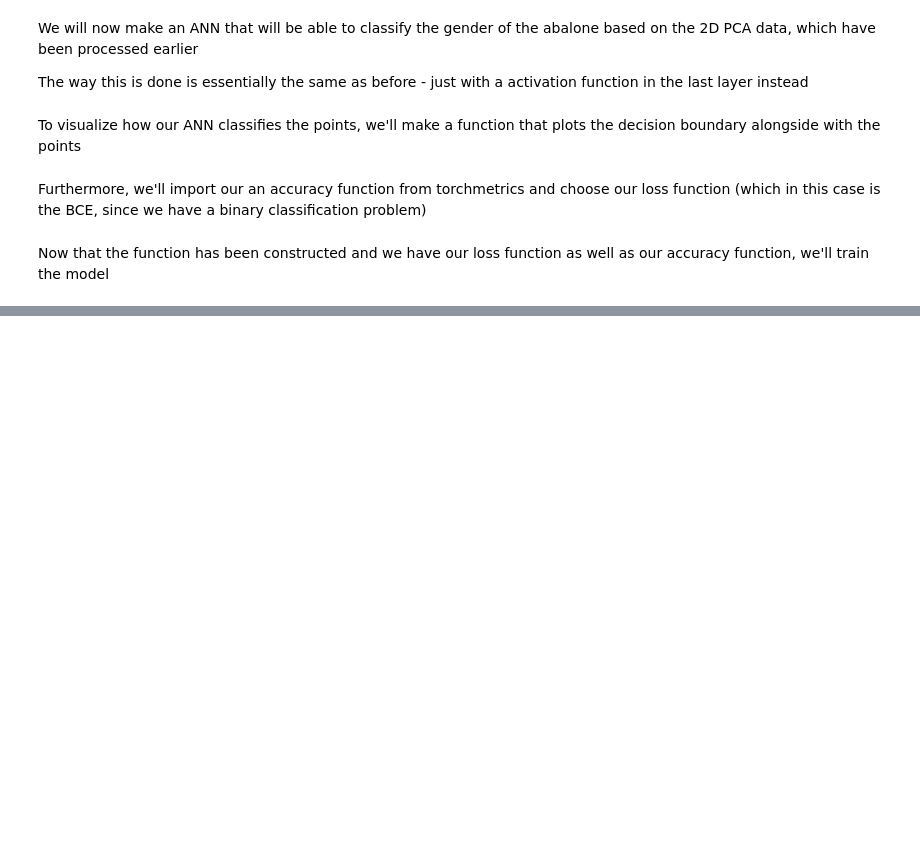
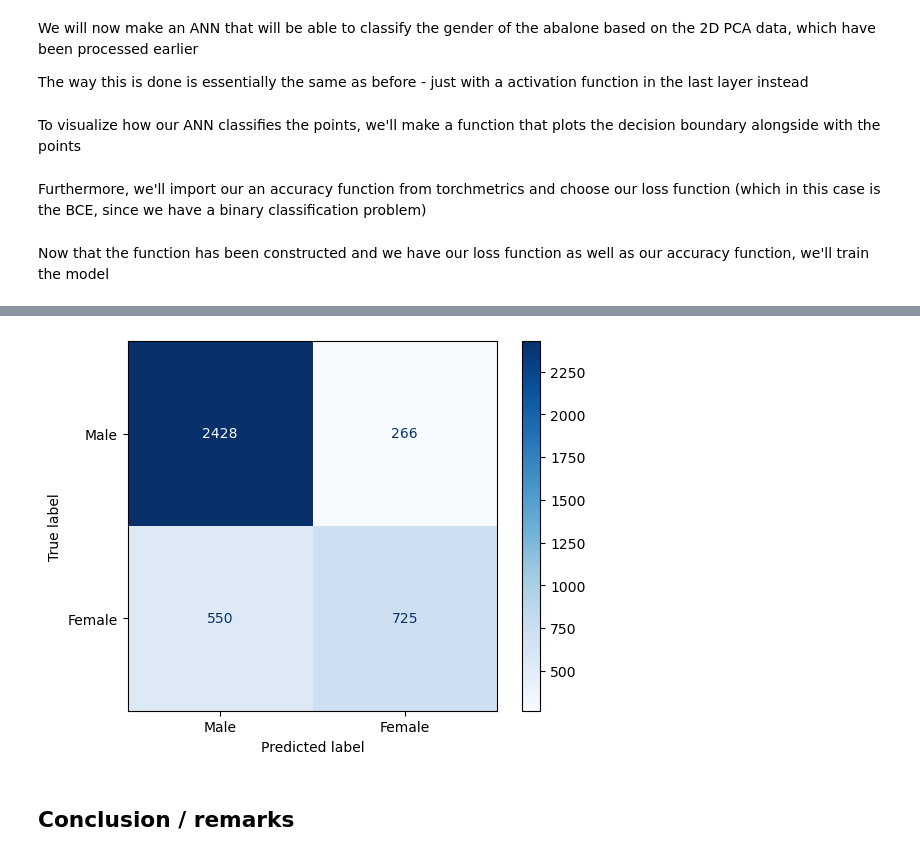
Before and after one commit to NusretSalli/ML-abalone, a Jupyter notebook: Abalone_ML.ipynb, the cells around one changed output, grey strips where cells are left out. Saved outputs shown, nothing was run; the diff lists cells and outputs as text; code cells hidden in the pictures; blank space fills up the shorter version.

```diff
--- a/Abalone_ML.ipynb
+++ b/Abalone_ML.ipynb
@@ -893,0 +1010,10 @@ plot_decision_boundary(class_model, X_test, y_test)
+# %%
+log_con_plot = ConfusionMatrixDisplay(confusion_matrix = log_con_matrix, display_labels = class_names) # making a displayer
+
+log_con_plot.plot(cmap=plt.cm.Blues) # plotting it
+
+plt.show() # using plt.show() to make it reliable when plotting
+# %% [output]
+[figure, added]
+# %% [markdown]
+## Conclusion / remarks
```
Also changed, not shown: parts of 27 cells of this notebook.
